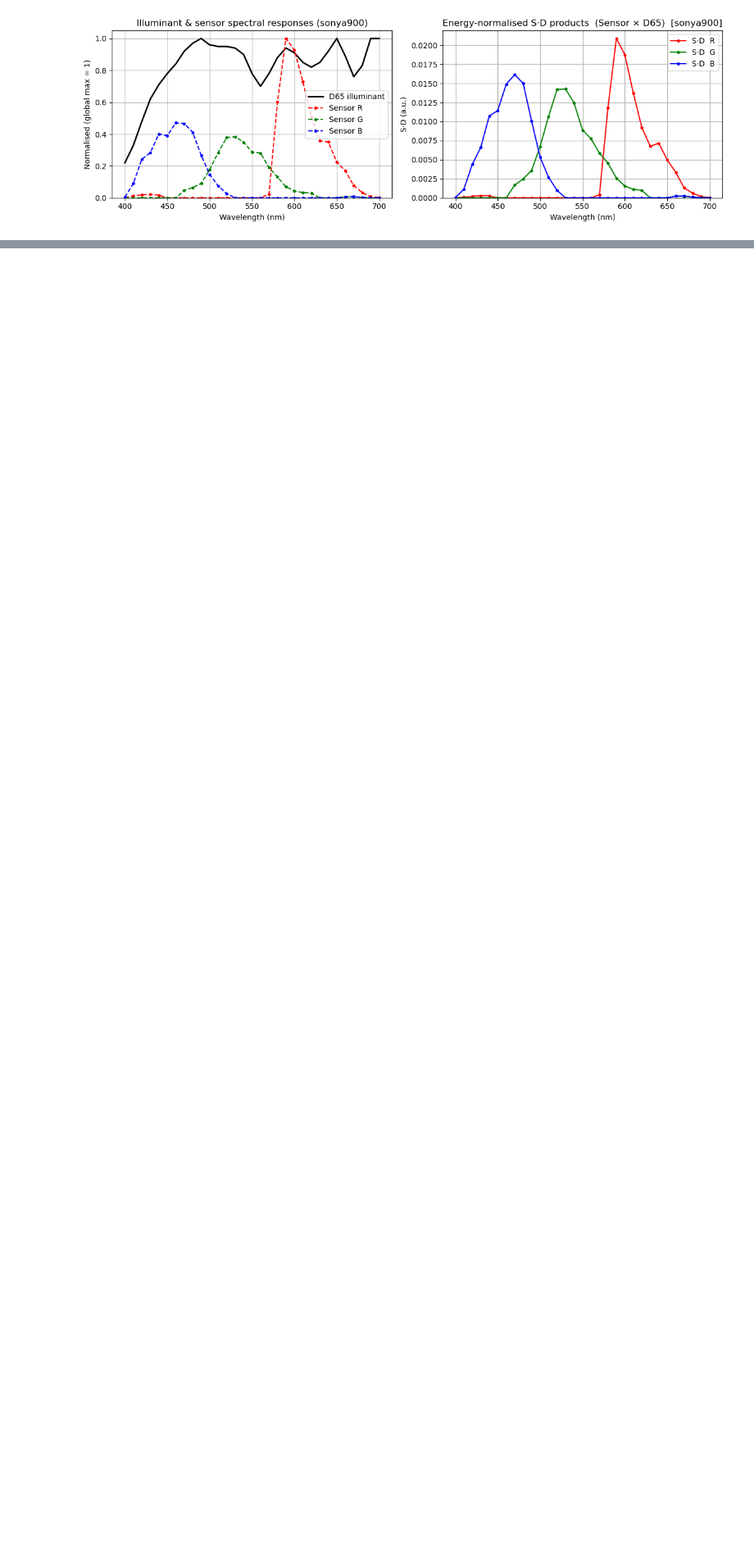
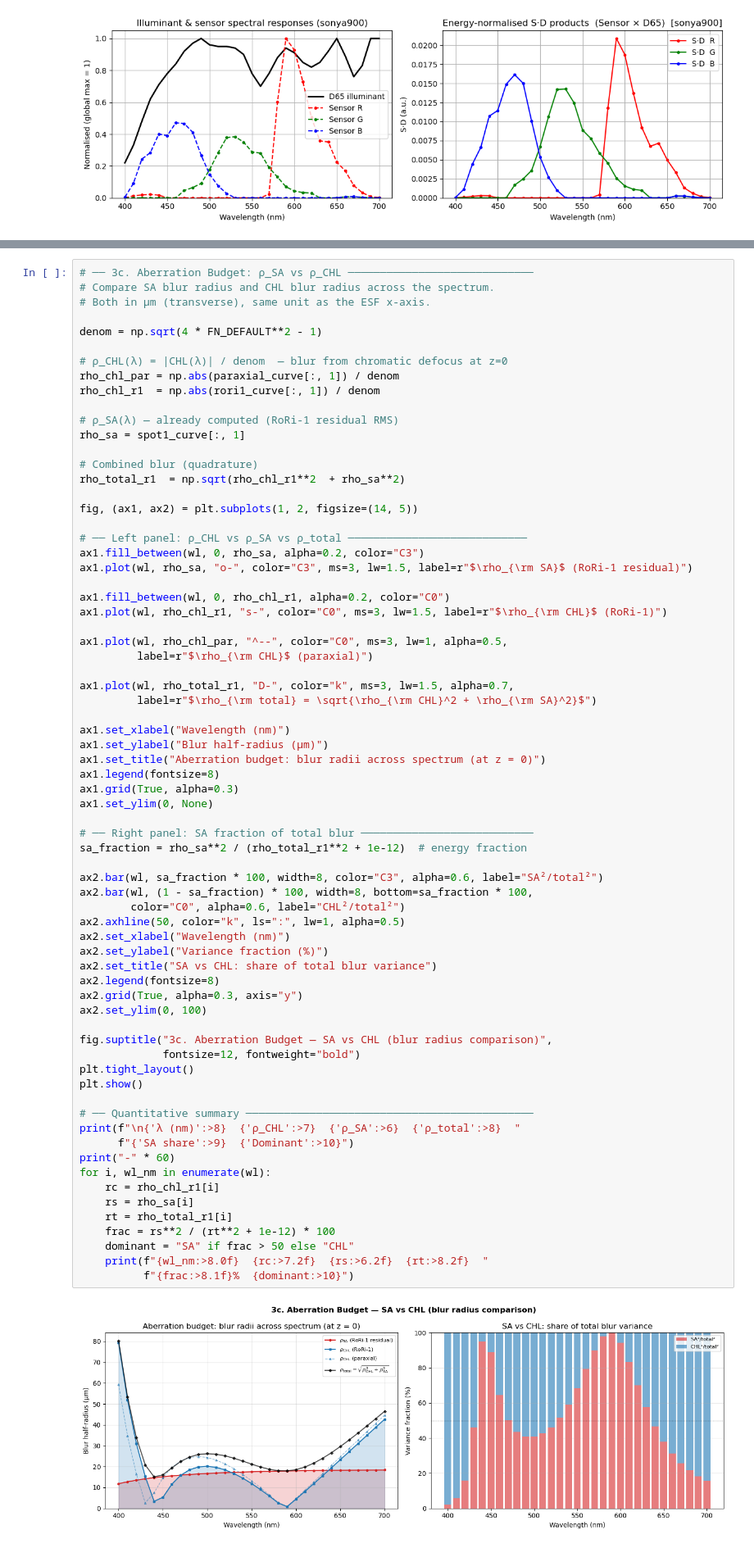
Before and after one commit to Leyangf/ColorFringeCalculation, a Jupyter notebook: examples/cfw_geom_demo.ipynb, the cells around one changed output, grey strips where cells are left out. Shown at 82% size. Saved outputs shown, nothing was run; the diff lists cells and outputs as text; blank space fills up the shorter version.

```diff
--- a/examples/cfw_geom_demo.ipynb
+++ b/examples/cfw_geom_demo.ipynb
@@ -268,0 +284,72 @@ plt.show()
+# %%
+# ── 3c. Aberration Budget: ρ_SA vs ρ_CHL ─────────────────────────────
+# Compare SA blur radius and CHL blur radius across the spectrum.
+# Both in µm (transverse), same unit as the ESF x-axis.
+
+denom = np.sqrt(4 * FN_DEFAULT**2 - 1)
+
+# ρ_CHL(λ) = |CHL(λ)| / denom  — blur from chromatic defocus at z=0
+rho_chl_par = np.abs(paraxial_curve[:, 1]) / denom
+rho_chl_r1  = np.abs(rori1_curve[:, 1]) / denom
+
+# ρ_SA(λ) — already computed (RoRi-1 residual RMS)
+rho_sa = spot1_curve[:, 1]
+
+# Combined blur (quadrature)
+rho_total_r1  = np.sqrt(rho_chl_r1**2  + rho_sa**2)
+
+fig, (ax1, ax2) = plt.subplots(1, 2, figsize=(14, 5))
+
+# ── Left panel: ρ_CHL vs ρ_SA vs ρ_total ────────────────────────────
+ax1.fill_between(wl, 0, rho_sa, alpha=0.2, color="C3")
+ax1.plot(wl, rho_sa, "o-", color="C3", ms=3, lw=1.5, label=r"$\rho_{\rm SA}$ (RoRi-1 residual)")
+
+ax1.fill_between(wl, 0, rho_chl_r1, alpha=0.2, color="C0")
+ax1.plot(wl, rho_chl_r1, "s-", color="C0", ms=3, lw=1.5, label=r"$\rho_{\rm CHL}$ (RoRi-1)")
+
+ax1.plot(wl, rho_chl_par, "^--", color="C0", ms=3, lw=1, alpha=0.5,
+         label=r"$\rho_{\rm CHL}$ (paraxial)")
+
+ax1.plot(wl, rho_total_r1, "D-", color="k", ms=3, lw=1.5, alpha=0.7,
+         label=r"$\rho_{\rm total} = \sqrt{\rho_{\rm CHL}^2 + \rho_{\rm SA}^2}$")
+
+ax1.set_xlabel("Wavelength (nm)")
+ax1.set_ylabel("Blur half-radius (µm)")
+ax1.set_title("Aberration budget: blur radii across spectrum (at z = 0)")
+ax1.legend(fontsize=8)
+ax1.grid(True, alpha=0.3)
+ax1.set_ylim(0, None)
+
+# ── Right panel: SA fraction of total blur ───────────────────────────
+sa_fraction = rho_sa**2 / (rho_total_r1**2 + 1e-12)  # energy fraction
+
+ax2.bar(wl, sa_fraction * 100, width=8, color="C3", alpha=0.6, label="SA²/total²")
+ax2.bar(wl, (1 - sa_fraction) * 100, width=8, bottom=sa_fraction * 100,
+        color="C0", alpha=0.6, label="CHL²/total²")
+ax2.axhline(50, color="k", ls=":", lw=1, alpha=0.5)
+ax2.set_xlabel("Wavelength (nm)")
+ax2.set_ylabel("Variance fraction (%)")
+ax2.set_title("SA vs CHL: share of total blur variance")
+ax2.legend(fontsize=8)
+ax2.grid(True, alpha=0.3, axis="y")
+ax2.set_ylim(0, 100)
+
+fig.suptitle("3c. Aberration Budget — SA vs CHL (blur radius comparison)",
+             fontsize=12, fontweight="bold")
+plt.tight_layout()
+plt.show()
+
+# ── Quantitative summary ─────────────────────────────────────────────
+print(f"\n{'λ (nm)':>8}  {'ρ_CHL':>7}  {'ρ_SA':>6}  {'ρ_total':>8}  "
+      f"{'SA share':>9}  {'Dominant':>10}")
+print("-" * 60)
+for i, wl_nm in enumerate(wl):
+    rc = rho_chl_r1[i]
+    rs = rho_sa[i]
+    rt = rho_total_r1[i]
+    frac = rs**2 / (rt**2 + 1e-12) * 100
+    dominant = "SA" if frac > 50 else "CHL"
+    print(f"{wl_nm:>8.0f}  {rc:>7.2f}  {rs:>6.2f}  {rt:>8.2f}  "
+          f"{frac:>8.1f}%  {dominant:>10}")
+# %% [output]
+[figure, added]
```
Also changed, not shown: parts of 5 cells of this notebook, 5 other files.
